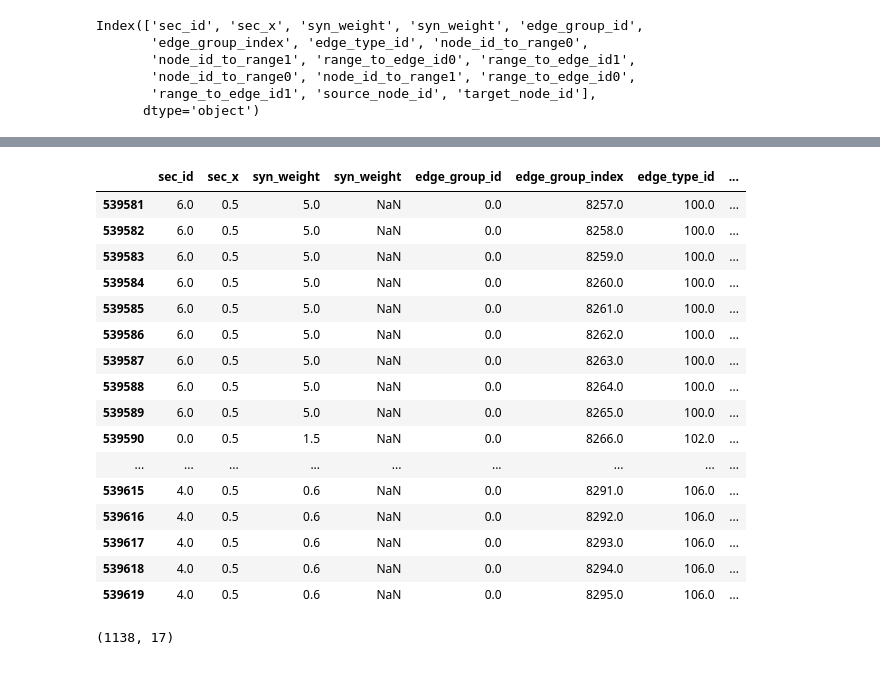
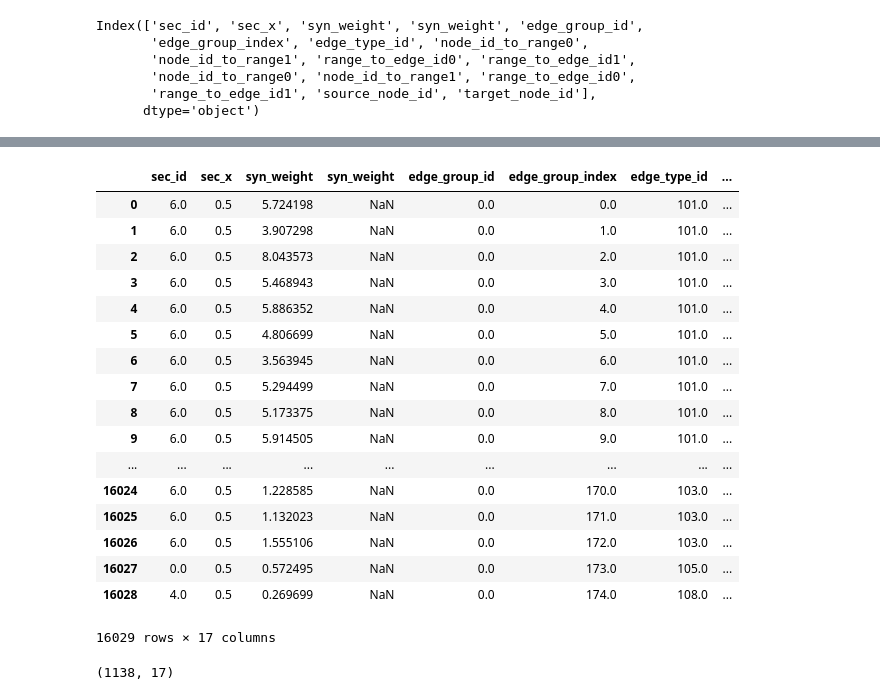
Before and after one commit to ddopp4877/CA1_model, a Jupyter notebook: CA1_exploration.ipynb, the cells around one changed output, grey strips where cells are left out. Cells and saved outputs as stored; diff of their text form; code cells hidden in the pictures.

```diff
--- a/CA1_exploration.ipynb
+++ b/CA1_exploration.ipynb
@@ -575,23 +529,24 @@ synsDF[(synsDF['target_node_id'] == 379) & (synsDF['source_node_id'] == 1)].head
 # %%
-synsDF[synsDF['target_node_id'] == 379]
+synsDF
 # %% [output]
 |  | sec_id | sec_x | syn_weight | syn_weight | edge_group_id | edge_group_index | edge_type_id | ... |
-| 539581 | 6.0 | 0.5 | 5.0 | NaN | 0.0 | 8257.0 | 100.0 | ... |
-| 539582 | 6.0 | 0.5 | 5.0 | NaN | 0.0 | 8258.0 | 100.0 | ... |
-| 539583 | 6.0 | 0.5 | 5.0 | NaN | 0.0 | 8259.0 | 100.0 | ... |
-| 539584 | 6.0 | 0.5 | 5.0 | NaN | 0.0 | 8260.0 | 100.0 | ... |
-| 539585 | 6.0 | 0.5 | 5.0 | NaN | 0.0 | 8261.0 | 100.0 | ... |
-| 539586 | 6.0 | 0.5 | 5.0 | NaN | 0.0 | 8262.0 | 100.0 | ... |
-| 539587 | 6.0 | 0.5 | 5.0 | NaN | 0.0 | 8263.0 | 100.0 | ... |
-| 539588 | 6.0 | 0.5 | 5.0 | NaN | 0.0 | 8264.0 | 100.0 | ... |
-| 539589 | 6.0 | 0.5 | 5.0 | NaN | 0.0 | 8265.0 | 100.0 | ... |
-| 539590 | 0.0 | 0.5 | 1.5 | NaN | 0.0 | 8266.0 | 102.0 | ... |
+| 0 | 6.0 | 0.5 | 5.724198 | NaN | 0.0 | 0.0 | 101.0 | ... |
+| 1 | 6.0 | 0.5 | 3.907298 | NaN | 0.0 | 1.0 | 101.0 | ... |
+| 2 | 6.0 | 0.5 | 8.043573 | NaN | 0.0 | 2.0 | 101.0 | ... |
+| 3 | 6.0 | 0.5 | 5.468943 | NaN | 0.0 | 3.0 | 101.0 | ... |
+| 4 | 6.0 | 0.5 | 5.886352 | NaN | 0.0 | 4.0 | 101.0 | ... |
+| 5 | 6.0 | 0.5 | 4.806699 | NaN | 0.0 | 5.0 | 101.0 | ... |
+| 6 | 6.0 | 0.5 | 3.563945 | NaN | 0.0 | 6.0 | 101.0 | ... |
+| 7 | 6.0 | 0.5 | 5.294499 | NaN | 0.0 | 7.0 | 101.0 | ... |
+| 8 | 6.0 | 0.5 | 5.173375 | NaN | 0.0 | 8.0 | 101.0 | ... |
+| 9 | 6.0 | 0.5 | 5.914505 | NaN | 0.0 | 9.0 | 101.0 | ... |
 | ... | ... | ... | ... | ... | ... | ... | ... | ... |
-| 539615 | 4.0 | 0.5 | 0.6 | NaN | 0.0 | 8291.0 | 106.0 | ... |
-| 539616 | 4.0 | 0.5 | 0.6 | NaN | 0.0 | 8292.0 | 106.0 | ... |
-| 539617 | 4.0 | 0.5 | 0.6 | NaN | 0.0 | 8293.0 | 106.0 | ... |
-| 539618 | 4.0 | 0.5 | 0.6 | NaN | 0.0 | 8294.0 | 106.0 | ... |
-| 539619 | 4.0 | 0.5 | 0.6 | NaN | 0.0 | 8295.0 | 106.0 | ... |
+| 16024 | 6.0 | 0.5 | 1.228585 | NaN | 0.0 | 170.0 | 103.0 | ... |
+| 16025 | 6.0 | 0.5 | 1.132023 | NaN | 0.0 | 171.0 | 103.0 | ... |
+| 16026 | 6.0 | 0.5 | 1.555106 | NaN | 0.0 | 172.0 | 103.0 | ... |
+| 16027 | 0.0 | 0.5 | 0.572495 | NaN | 0.0 | 173.0 | 105.0 | ... |
+| 16028 | 4.0 | 0.5 | 0.269699 | NaN | 0.0 | 174.0 | 108.0 | ... |
+16029 rows × 17 columns
 # %%
 synsDF[synsDF['source_node_id'] == 1].shape
 # %% [output]
```
Also changed, not shown: parts of 18 cells of this notebook, 6 other files.
